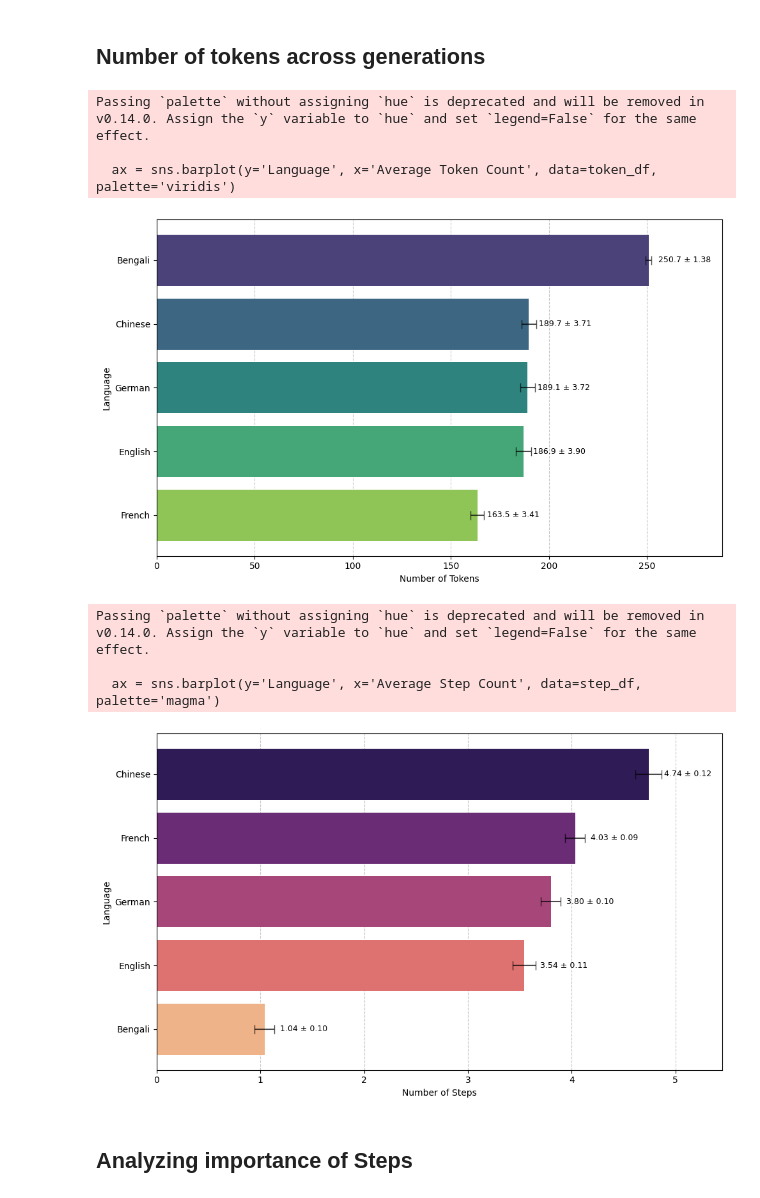
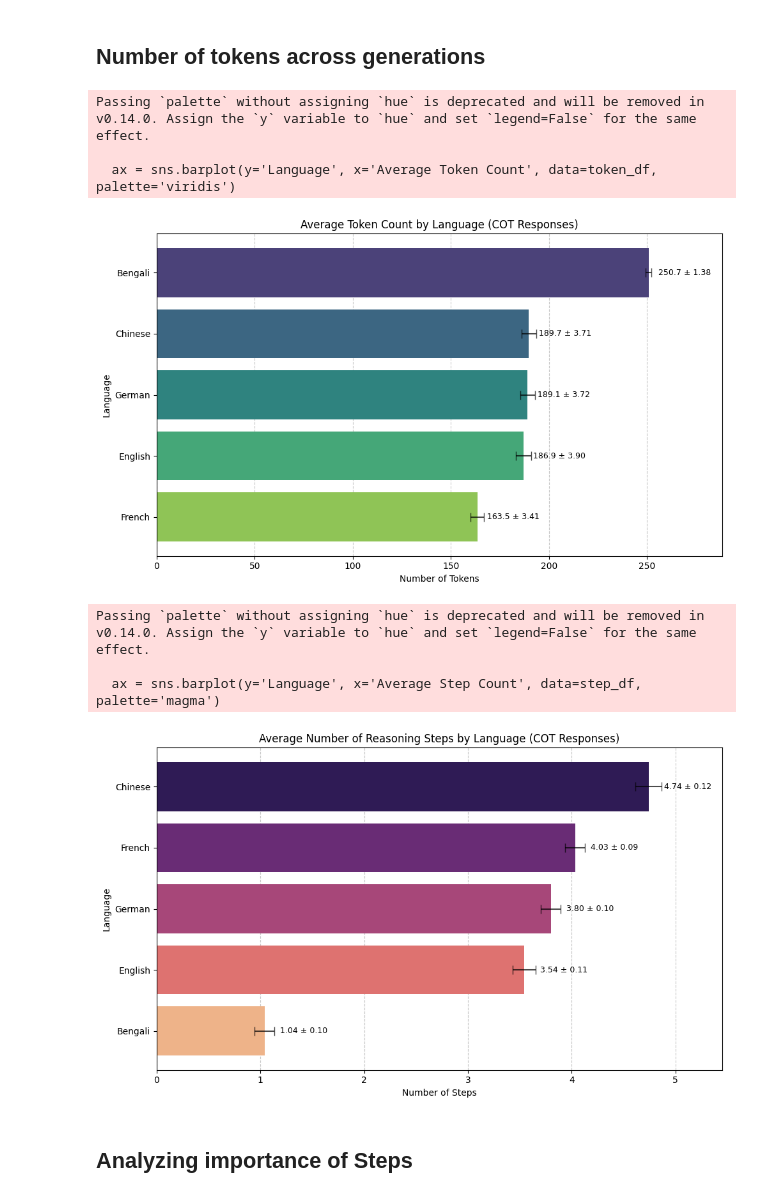
Before and after one commit to Jazhyc/IKNLP-Attribution, a Jupyter notebook: notebooks/analysis.ipynb, the cells around one changed output. Cells and saved outputs as stored; diff of their text form; code cells hidden in the pictures.

```diff
--- a/notebooks/analysis.ipynb
+++ b/notebooks/analysis.ipynb
@@ -206,7 +206,7 @@ for i, row in token_df.iterrows():
             va='center', ha='left', fontsize=9, color='black')
 
 # Customize plot
-# plt.title('Average Token Count by Language (COT Responses)')
+plt.title('Average Token Count by Language (COT Responses)')
 plt.xlabel('Number of Tokens')
 plt.xlim(0, token_df['Average Token Count'].max() * 1.15)  # Add extra space for labels
 plt.tight_layout()
@@ -221,7 +221,7 @@ plt.show()
 Passing `palette` without assigning `hue` is deprecated and will be removed in v0.14.0. Assign the `y` variable to `hue` and set `legend=False` for the same effect.
 
   ax = sns.barplot(y='Language', x='Average Token Count', data=token_df, palette='viridis')
-[figure, old version]
+[figure, new version]
 # %%
 # Initialize list to collect reasoning step counts
 step_data = []
@@ -265,35 +265,35 @@ ax = sns.barplot(y='Language', x='Average Step Count', data=step_df, palette='ma
 # Add grid
 plt.grid(axis='x', linestyle='--', alpha=0.7)
 
 # Add error bars showing standard error
 for i, row in step_df.iterrows():
     plt.errorbar(row['Average Step Count'], i, xerr=row['Std Error'],
                  fmt='none', color='black', capsize=5, alpha=0.7)
 
 # Add value labels placed at end of bars
 for i, row in step_df.iterrows():
     # Place label at the end of the bar
     ax.text(row['Average Step Count'] + 0.15, i,
             f"{row['Average Step Count']:.2f} ± {row['Std Error']:.2f}",
             va='center', ha='left', fontsize=9, color='black')
 
 # Customize plot
-# plt.title('Average Number of Reasoning Steps by Language (COT Responses)')
+plt.title('Average Number of Reasoning Steps by Language (COT Responses)')
 plt.xlabel('Number of Steps')
 plt.xlim(0, step_df['Average Step Count'].max() * 1.15)  # Add extra space for labels
 plt.tight_layout()
 
 # Ensure grid is behind bars
 ax.set_axisbelow(True)
 
 # Save and show
 plt.savefig('results/plots/reasoning_steps_by_language.png', dpi=300)
 plt.show()
 # %% [output]
 Passing `palette` without assigning `hue` is deprecated and will be removed in v0.14.0. Assign the `y` variable to `hue` and set `legend=False` for the same effect.
 
   ax = sns.barplot(y='Language', x='Average Step Count', data=step_df, palette='magma')
-[figure, old version]
+[figure, new version]
 # %% [markdown]
 ## Analyzing importance of Steps
 # %%
```
Also changed, not shown: parts of 3 cells of this notebook, 17 other files.
